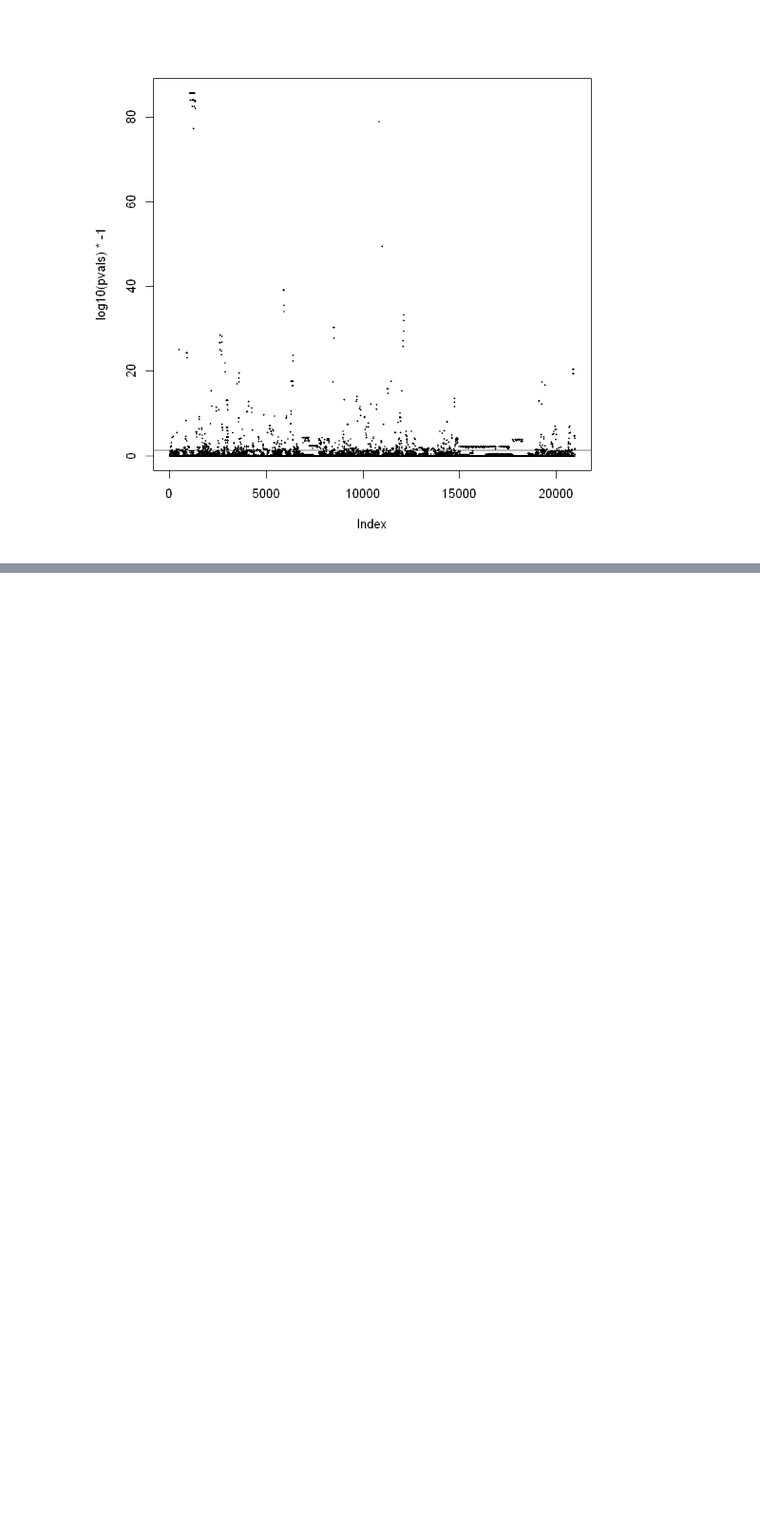
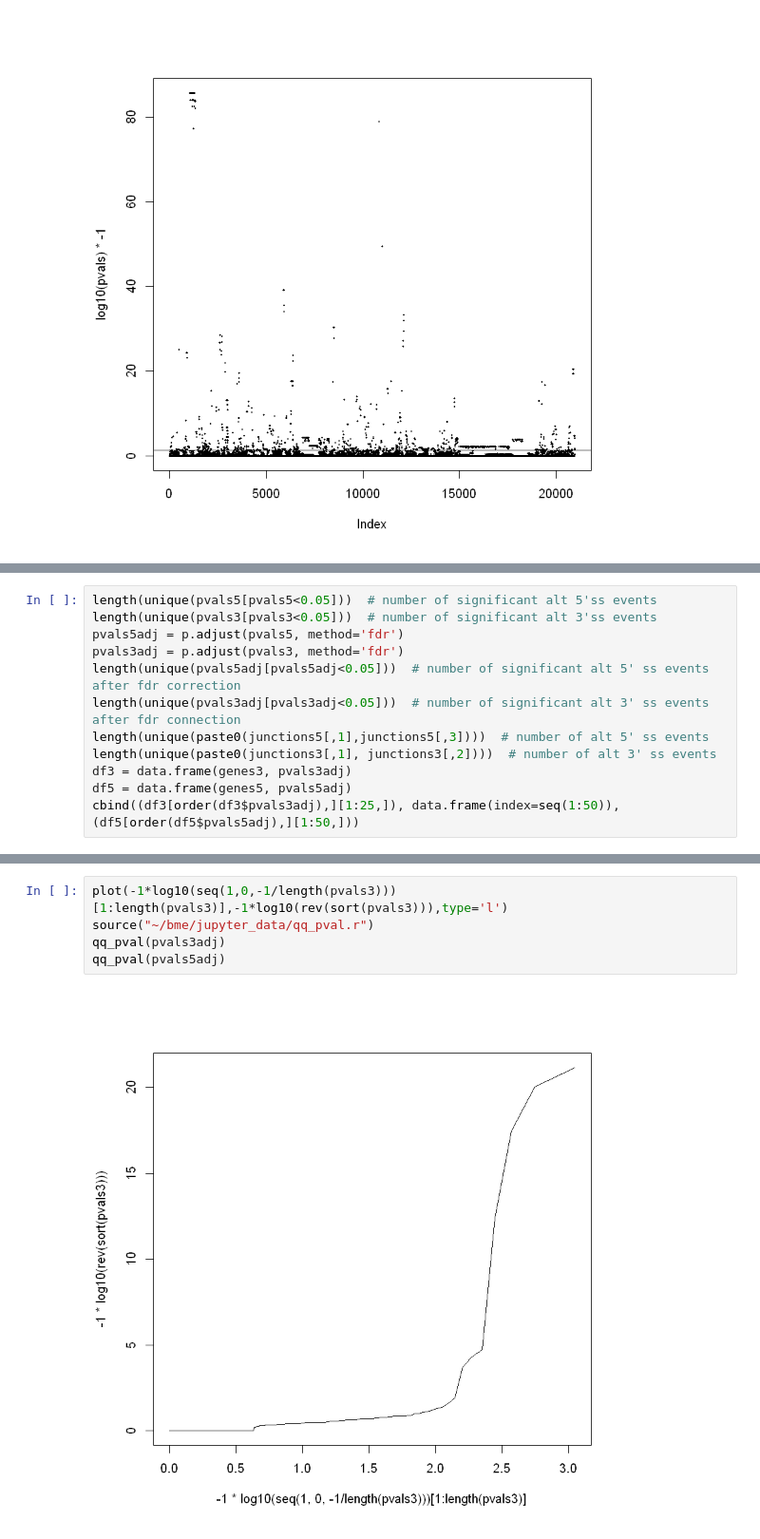
Before and after one commit to belgravia/jupyter-notebooks, a Jupyter notebook: SF3B1 CLL Alternative Splicing.ipynb, the cells around one changed output, grey strips where cells are left out. Shown at 95% size. Drawn from its saved outputs; the diff is of its cells as text; blank space fills up the shorter version.

```diff
--- a/SF3B1 CLL Alternative Splicing.ipynb
+++ b/SF3B1 CLL Alternative Splicing.ipynb
@@ -253,0 +383,12 @@ abline(h=log10(0.05)*-1)
+# %%
+length(unique(pvals5[pvals5<0.05]))  # number of significant alt 5'ss events
+length(unique(pvals3[pvals3<0.05]))  # number of significant alt 3'ss events
+pvals5adj = p.adjust(pvals5, method='fdr')
+pvals3adj = p.adjust(pvals3, method='fdr')
+length(unique(pvals5adj[pvals5adj<0.05]))  # number of significant alt 5' ss events after fdr correction
+length(unique(pvals3adj[pvals3adj<0.05]))  # number of significant alt 3' ss events after fdr connection
+length(unique(paste0(junctions5[,1],junctions5[,3])))  # number of alt 5' ss events
+length(unique(paste0(junctions3[,1], junctions3[,2])))  # number of alt 3' ss events
+df3 = data.frame(genes3, pvals3adj)
+df5 = data.frame(genes5, pvals5adj)
+cbind((df3[order(df3$pvals3adj),][1:25,]), data.frame(index=seq(1:50)), (df5[order(df5$pvals5adj),][1:50,]))
@@ -253,0 +421,7 @@ abline(h=log10(0.05)*-1)
+# %%
+plot(-1*log10(seq(1,0,-1/length(pvals3)))[1:length(pvals3)],-1*log10(rev(sort(pvals3))),type='l')
+source("~/bme/jupyter_data/qq_pval.r")
+qq_pval(pvals3adj)
+qq_pval(pvals5adj)
+# %% [output]
+[figure, added]
```
Also changed, not shown: parts of 10 cells of this notebook, 1 other file.
